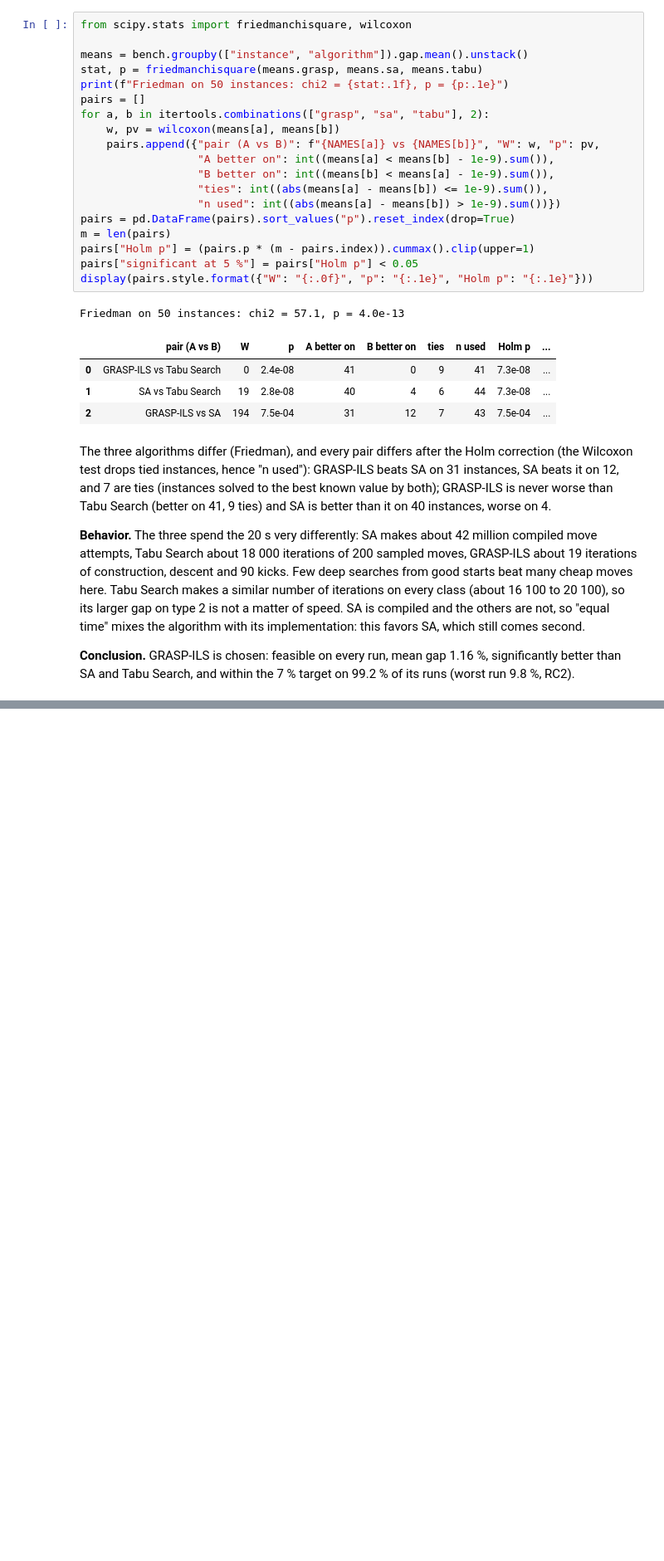
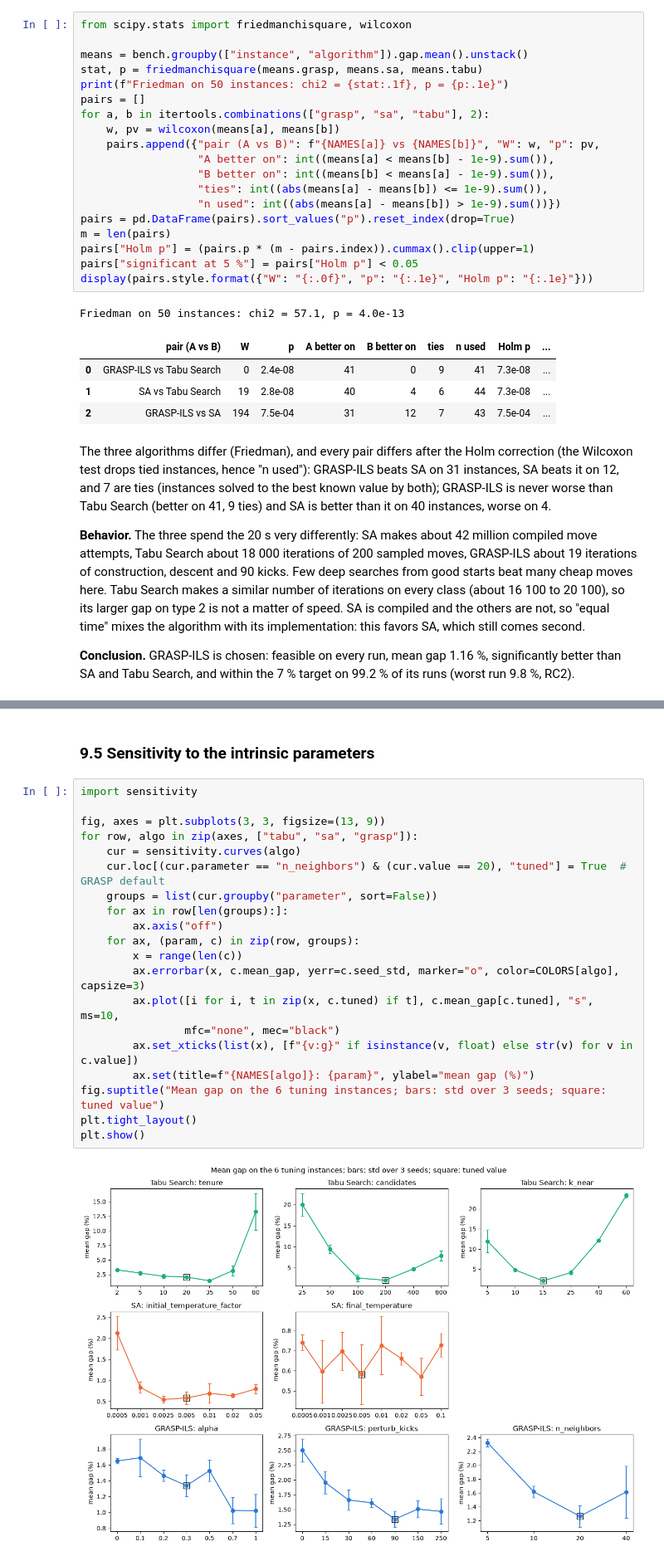
Before and after one commit to zzaved/cesi-cvrp-metaheuristics, a Jupyter notebook: notebooks/02_final_deliverable.ipynb, the cells around one changed output, grey strips where cells are left out. Shown at 83% size. Cells and saved outputs as stored; diff of their text form; blank space fills up the shorter version.

```diff
--- a/notebooks/02_final_deliverable.ipynb
+++ b/notebooks/02_final_deliverable.ipynb
@@ -720,0 +926,25 @@ than SA and Tabu Search, and within the 7 % target on 99.2 % of its runs (worst
+# %% [markdown]
+<a id="s95"></a>
+### 9.5 Sensitivity to the intrinsic parameters
+# %%
+import sensitivity
+
+fig, axes = plt.subplots(3, 3, figsize=(13, 9))
+for row, algo in zip(axes, ["tabu", "sa", "grasp"]):
+    cur = sensitivity.curves(algo)
+    cur.loc[(cur.parameter == "n_neighbors") & (cur.value == 20), "tuned"] = True  # GRASP default
+    groups = list(cur.groupby("parameter", sort=False))
+    for ax in row[len(groups):]:
+        ax.axis("off")
+    for ax, (param, c) in zip(row, groups):
+        x = range(len(c))
+        ax.errorbar(x, c.mean_gap, yerr=c.seed_std, marker="o", color=COLORS[algo], capsize=3)
+        ax.plot([i for i, t in zip(x, c.tuned) if t], c.mean_gap[c.tuned], "s", ms=10,
+                mfc="none", mec="black")
+        ax.set_xticks(list(x), [f"{v:g}" if isinstance(v, float) else str(v) for v in c.value])
+        ax.set(title=f"{NAMES[algo]}: {param}", ylabel="mean gap (%)")
+fig.suptitle("Mean gap on the 6 tuning instances; bars: std over 3 seeds; square: tuned value")
+plt.tight_layout()
+plt.show()
+# %% [output]
+[figure, added]
```
Also changed, not shown: parts of 28 cells of this notebook.
